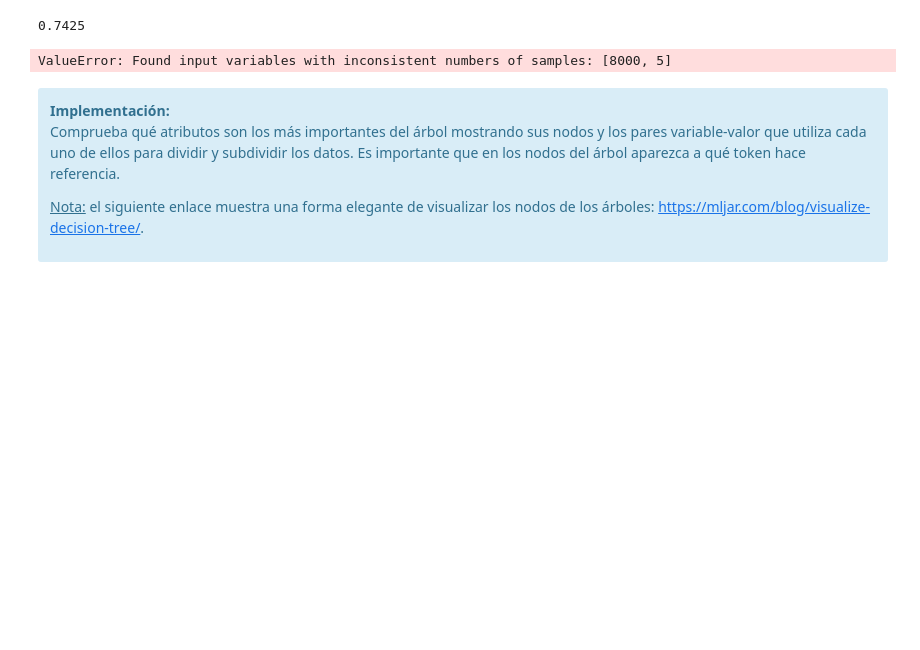
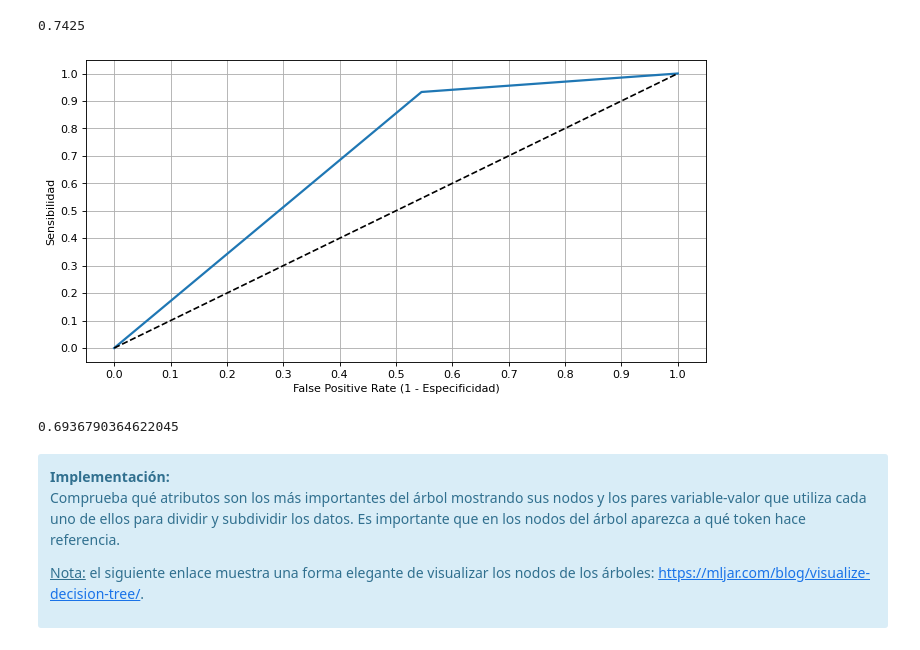
Before and after one commit to angelbujalance/MAME_PEC, a Jupyter notebook: 20221_M2.855_PEC3_Enunciado.ipynb, the cells around one changed output. Drawn from its saved outputs; the diff is of its cells as text; code cells hidden in the pictures; blank space fills up the shorter version.

```diff
--- a/20221_M2.855_PEC3_Enunciado.ipynb
+++ b/20221_M2.855_PEC3_Enunciado.ipynb
@@ -1262,12 +1263,32 @@ y_train_pred = cross_val_predict(dtc, X_train, y_train, cv=3)
 accuracy_score(y_train, y_train_pred)
 # %% [output]
 0.7425
-# %%
-from sklearn import metrics
-
-fpr, tpr, thresholds = metrics.roc_curve(y_train, scores, pos_label=2)
-# %% [output]
-ValueError: Found input variables with inconsistent numbers of samples: [8000, 5]
+# %%
+from sklearn.metrics import roc_curve, auc, roc_auc_score
+
+y_scores = cross_val_predict(dtc, X_train,y_train, cv=5)
+
+fpr, tpr, thresh = roc_curve(y_train, y_train_pred)
+
+def plot_roc(fpr, tpr):
+    plt.figure(figsize=(10, 5), dpi=80)
+    plt.plot(fpr, tpr, lw=2)
+    plt.plot([0,1],[0,1], 'k--')
+    plt.grid(True)
+    plt.xticks(np.linspace(0, 1, 11))
+    plt.yticks(np.linspace(0, 1, 11))
+    plt.ylabel('Sensibilidad')
+    plt.xlabel('False Positive Rate (1 - Especificidad)')
+
+
+plot_roc(fpr, tpr)
+plt.show()
+# %% [output]
+[figure, added]
+# %%
+roc_auc_score(y_train, y_train_pred)
+# %% [output]
+0.6936790364622045
 # %% [markdown]
 <div class="alert alert-block alert-info">
 <strong>Implementación:</strong>
```
Also changed, not shown: parts of 18 cells of this notebook.
